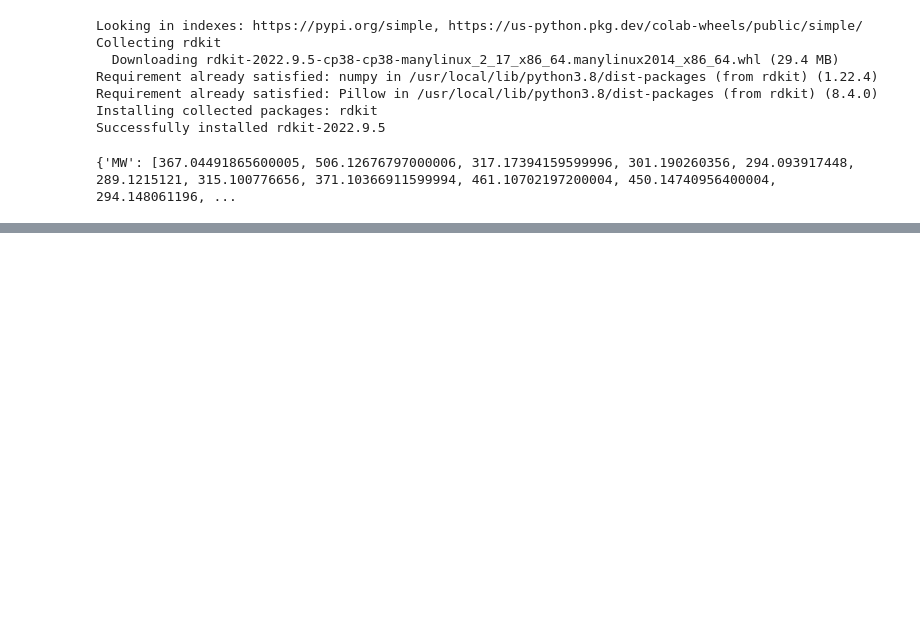
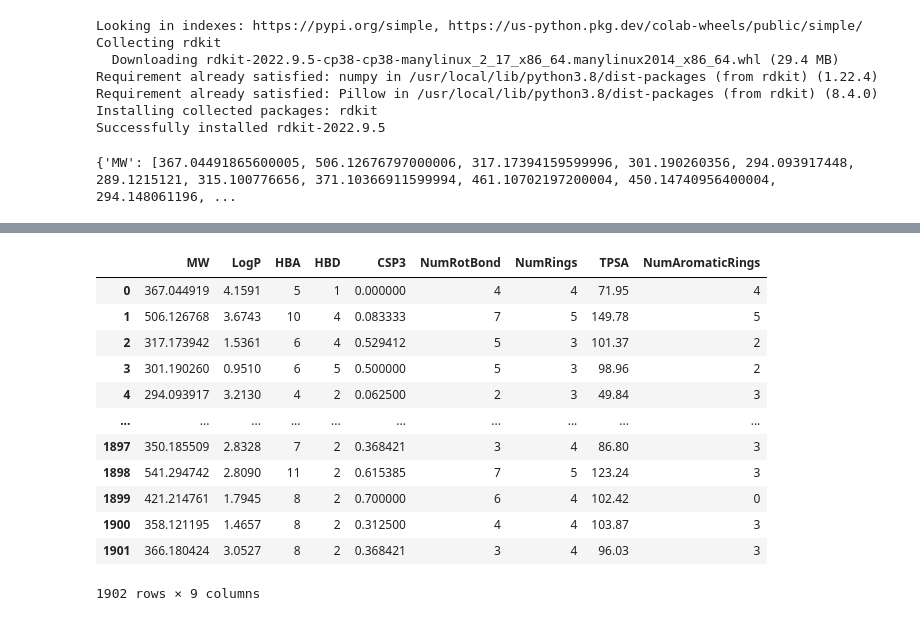
Before and after one commit to JLee823/2023-1st-AI-assisted-drug-discovery-SNU, a Jupyter notebook: Week1_Quick_start_Introduction_to_machine_learning_for_drug_discovery_2023_1st_SNU.ipynb, the cells around one changed output, grey strips where cells are left out. Drawn from its saved outputs; the diff is of its cells as text; code cells hidden in the pictures; blank space fills up the shorter version.

```diff
--- a/Week1_Quick_start_Introduction_to_machine_learning_for_drug_discovery_2023_1st_SNU.ipynb
+++ b/Week1_Quick_start_Introduction_to_machine_learning_for_drug_discovery_2023_1st_SNU.ipynb
@@ -210,0 +237,19 @@ print(properties)
+# %%
+X = new_data.iloc[:, :-1] # 전체행, 마지막열 직전까지를 입력 값으로 사용.
+y = new_data.iloc[:, -1]  # 전체행, 마지막열의 데이터를 목적 값으로 추출
+# %%
+X
+# %% [output]
+|  | MW | LogP | HBA | HBD | CSP3 | NumRotBond | NumRings | TPSA | NumAromaticRings |
+| 0 | 367.044919 | 4.1591 | 5 | 1 | 0.000000 | 4 | 4 | 71.95 | 4 |
+| 1 | 506.126768 | 3.6743 | 10 | 4 | 0.083333 | 7 | 5 | 149.78 | 5 |
+| 2 | 317.173942 | 1.5361 | 6 | 4 | 0.529412 | 5 | 3 | 101.37 | 2 |
+| 3 | 301.190260 | 0.9510 | 6 | 5 | 0.500000 | 5 | 3 | 98.96 | 2 |
+| 4 | 294.093917 | 3.2130 | 4 | 2 | 0.062500 | 2 | 3 | 49.84 | 3 |
+| ... | ... | ... | ... | ... | ... | ... | ... | ... | ... |
+| 1897 | 350.185509 | 2.8328 | 7 | 2 | 0.368421 | 3 | 4 | 86.80 | 3 |
+| 1898 | 541.294742 | 2.8090 | 11 | 2 | 0.615385 | 7 | 5 | 123.24 | 3 |
+| 1899 | 421.214761 | 1.7945 | 8 | 2 | 0.700000 | 6 | 4 | 102.42 | 0 |
+| 1900 | 358.121195 | 1.4657 | 8 | 2 | 0.312500 | 4 | 4 | 103.87 | 3 |
+| 1901 | 366.180424 | 3.0527 | 8 | 2 | 0.368421 | 3 | 4 | 96.03 | 3 |
+1902 rows × 9 columns
```
Also changed, not shown: parts of 29 cells of this notebook.
